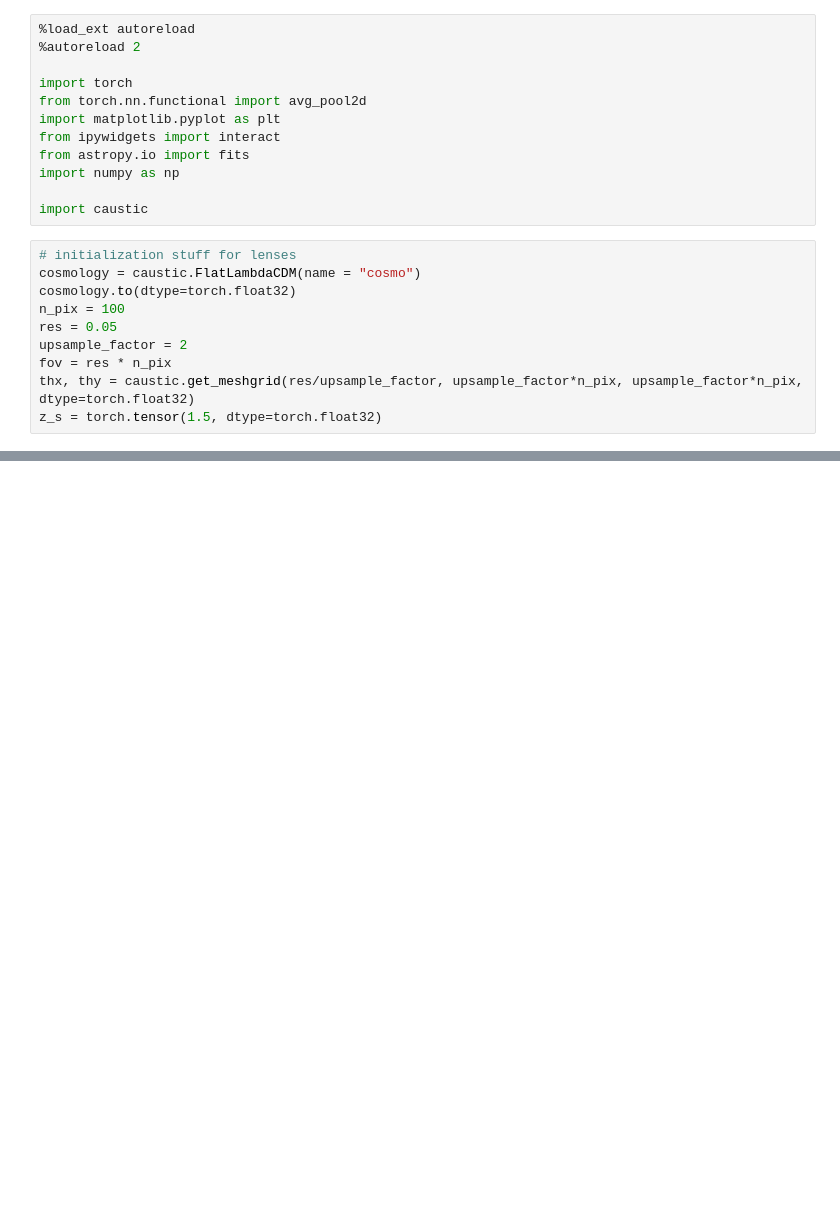
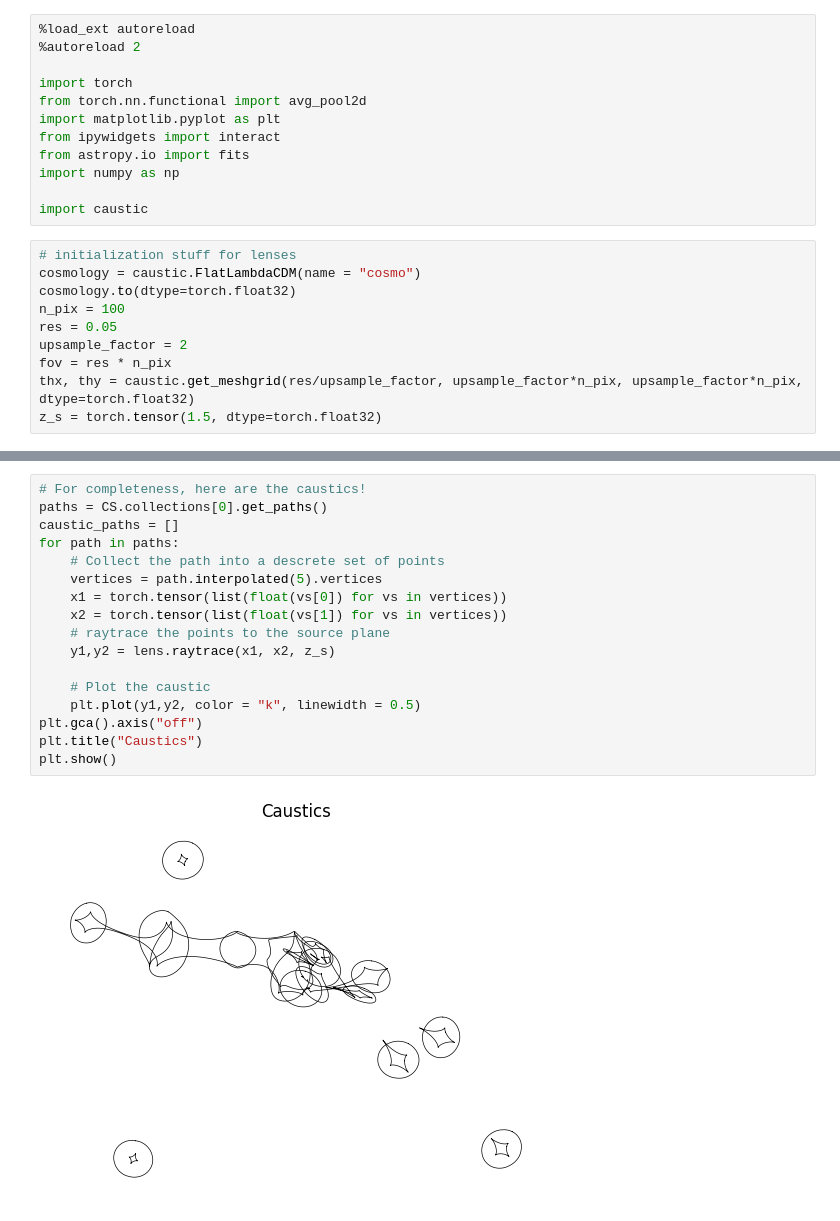
Before and after one commit to Ciela-Institute/caustics-tutorials, a Jupyter notebook: tutorials/MultiplaneDemo.ipynb, the cells around one changed output, grey strips where cells are left out. Cells and saved outputs as stored; diff of their text form; blank space fills up the shorter version.

```diff
--- a/tutorials/MultiplaneDemo.ipynb
+++ b/tutorials/MultiplaneDemo.ipynb
@@ -78,0 +83,19 @@ plt.show()
+# %%
+# For completeness, here are the caustics!
+paths = CS.collections[0].get_paths()
+caustic_paths = []
+for path in paths:
+    # Collect the path into a descrete set of points
+    vertices = path.interpolated(5).vertices
+    x1 = torch.tensor(list(float(vs[0]) for vs in vertices))
+    x2 = torch.tensor(list(float(vs[1]) for vs in vertices))
+    # raytrace the points to the source plane
+    y1,y2 = lens.raytrace(x1, x2, z_s)
+
+    # Plot the caustic
+    plt.plot(y1,y2, color = "k", linewidth = 0.5)
+plt.gca().axis("off")
+plt.title("Caustics")
+plt.show()
+# %% [output]
+[figure, added]
```
Also changed, not shown: parts of 3 cells of this notebook, 2 other files.
